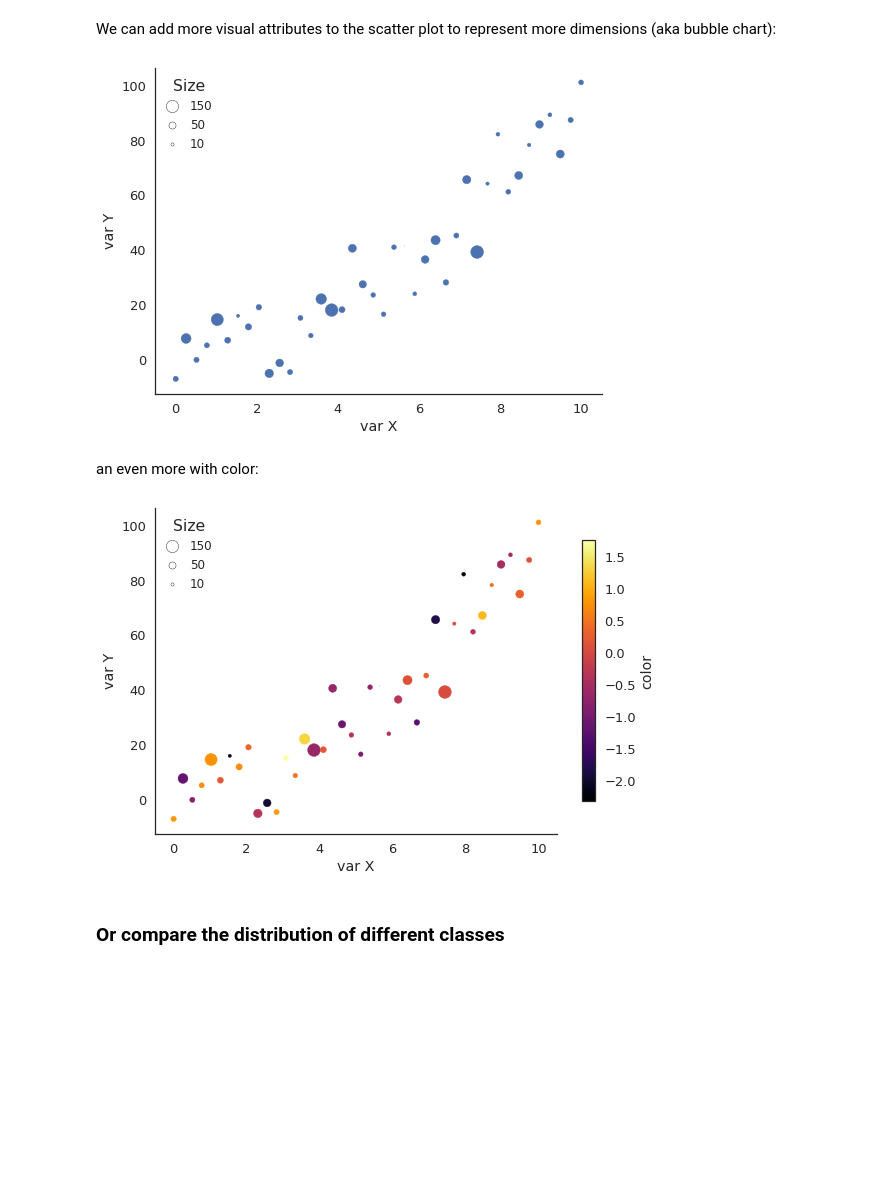
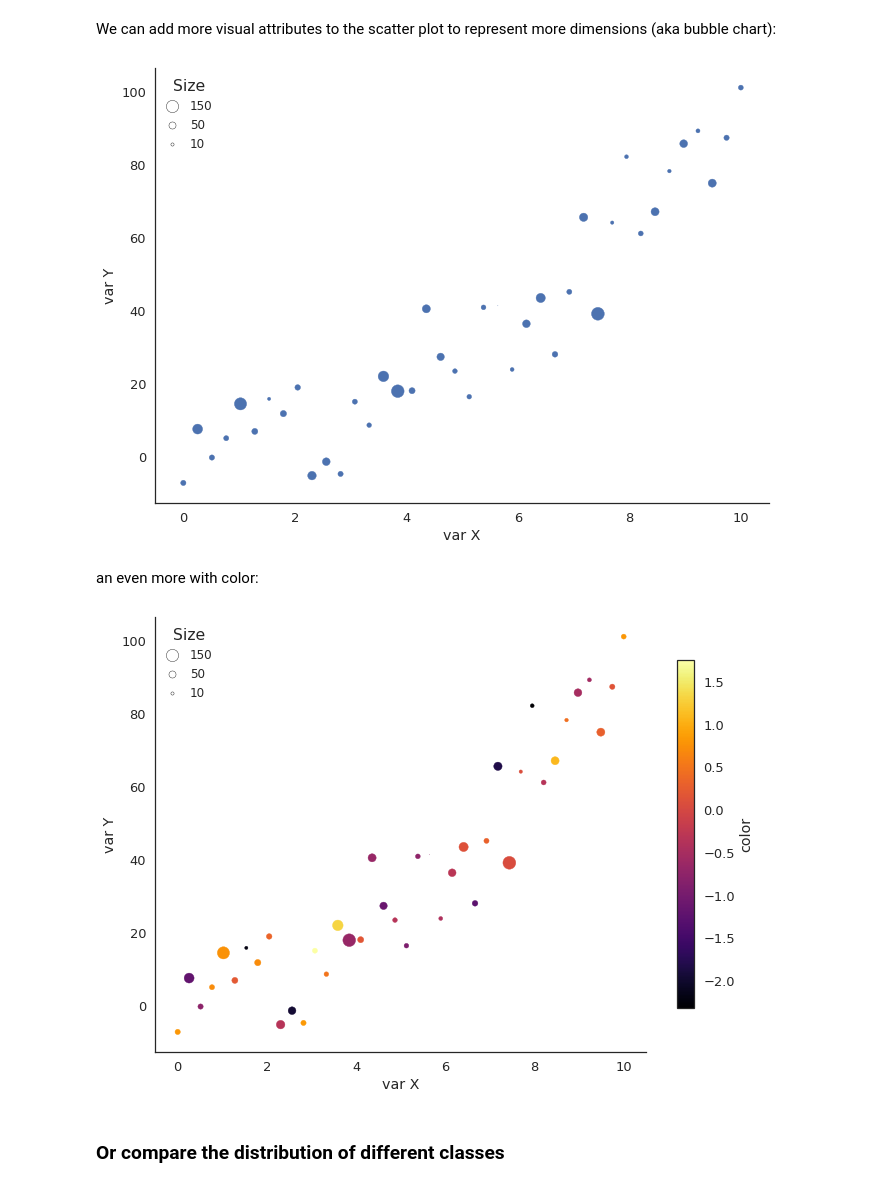
Before and after one commit to BielStela/Curs_UB, a Jupyter notebook: dia_3/DataViz/dataviz.ipynb, the cells around one changed output. Saved outputs shown, nothing was run; the diff lists cells and outputs as text; code cells hidden in the pictures; blank space fills up the shorter version.

```diff
--- a/dia_3/DataViz/dataviz.ipynb
+++ b/dia_3/DataViz/dataviz.ipynb
@@ -239,7 +240,7 @@ img = plt.imshow(Z2, cmap=plt.cm.viridis)
 Used when we want to show relationship between two variables. Scatters are usefull and can encode up to 4 features.
 # %%
 import seaborn as sns
-sns.set(context='talk', style='white',rc={"figure.figsize": (9, 6)})
+sns.set(context='talk', style='white',rc={"figure.figsize": (11, 8)})
 
 # random seed to obtain the same random numbers
 np.random.seed(13)
@@ -249,7 +250,7 @@ x = np.linspace(0,10,40) # 40 vals betw 0-10
 y = x**2 + np.random.randn(40)*10  # f(X) = X² + noise
 
 # init the figure with object oriented interface
-fig, ax = plt.subplots(figsize=(8,6))
+fig, ax = plt.subplots()
 
 # delete the top and righ axis lines
 ax.spines['right'].set_visible(False)
@@ -274,7 +275,7 @@ y = x**2 + np.random.randn(40)*10
 # extra variable: size! (more random noise)
 s = (np.random.randn(40)+2)**2*10
 
-fig, ax = plt.subplots(figsize=(8,6))
+fig, ax = plt.subplots()
 ax.spines['right'].set_visible(False)
 ax.spines['top'].set_visible(False)
 ax.scatter(x,y, s=s)
@@ -297,7 +298,7 @@ leg = plt.legend([l1, l2, l3], labels, ncol=1,
 
 plt.show()
 # %% [output]
-[figure, old version]
+[figure, new version]
 # %% [markdown]
 an even more with color:
 # %%
@@ -308,35 +309,35 @@ y = x**2 + np.random.randn(40)*10
 s = (np.random.randn(40)+2)**2*10
 c = np.random.randn(40)
 
-fig, ax = plt.subplots(figsize=(9,6))
+fig, ax = plt.subplots()
 
 ax.spines['right'].set_visible(False)
 ax.spines['top'].set_visible(False)
 ax.set_xlabel('var X')
 ax.set_ylabel('var Y')
 p = ax.scatter(x,y, s=s, c=c, cmap='inferno')
 
 # colorbar:
 
 c = plt.colorbar(p, shrink = 0.8)
 c.set_label("color")
 
 
 # Point size legend:
 # define 3 dummy points ([],[]: not ploted)
 
 l1 = plt.scatter([],[], s=150,c='w', edgecolors='k')
 l2 = plt.scatter([],[], s=50,c='w', edgecolors='k')
 l3 = plt.scatter([],[], s=10,c='w', edgecolors='k')
 labels = [150, 50, 10]
 
 leg = plt.legend([l1, l2, l3], labels, ncol=1, frameon=False, fontsize=12,
                  handlelength=1, loc = 0, handletextpad=1,
                  title='Size', scatterpoints = 1)
 
 plt.show(p)
 # %% [output]
-[figure, old version]
+[figure, new version]
 # %% [markdown]
 ### Or compare the distribution of different classes
 # %%
```
Also changed, not shown: parts of 24 cells of this notebook, 1 other file.
